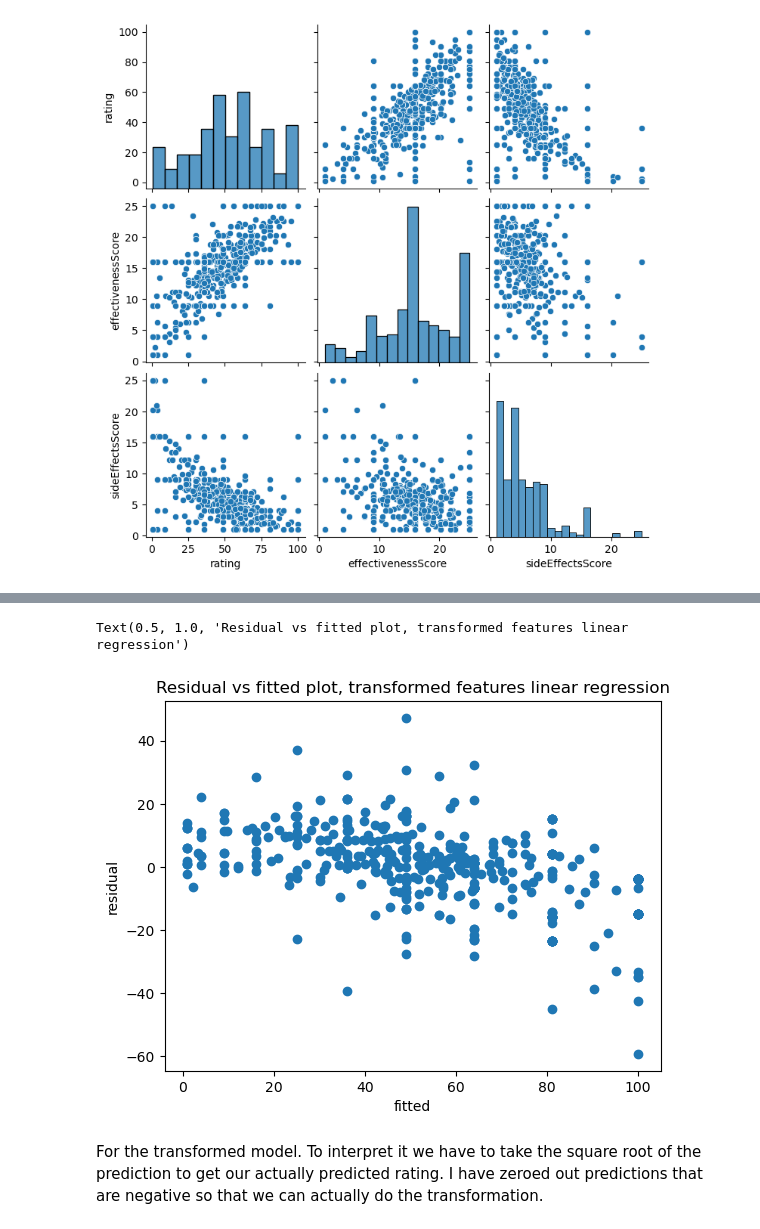
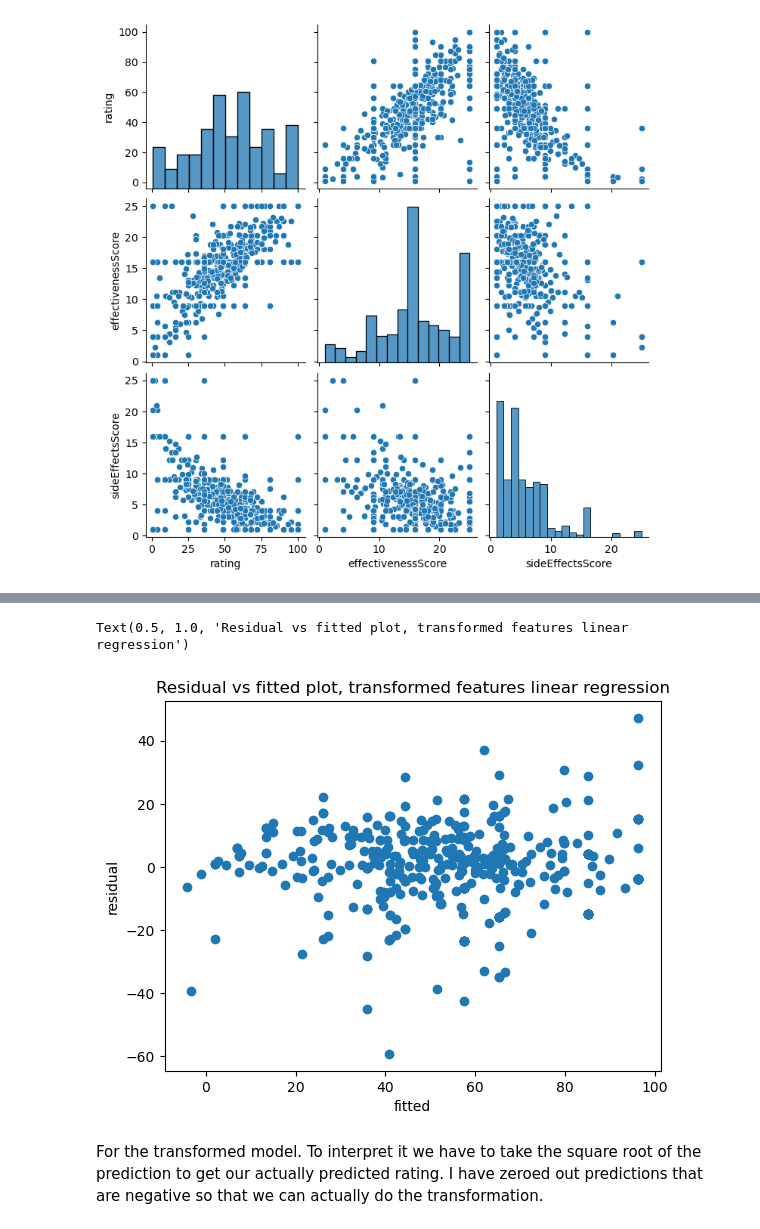
Before and after one commit to yiliu7724/5509-final-project, a Jupyter notebook: Drug.ipynb, the cells around one changed output, grey strips where cells are left out. Saved outputs shown, nothing was run; the diff lists cells and outputs as text; code cells hidden in the pictures.

```diff
--- a/Drug.ipynb
+++ b/Drug.ipynb
@@ -941,13 +976,13 @@ squareLinearModelPrediction = squareLinearModel.predict(square_train)
 residual = squareLinearModelPrediction - square_train['rating']
 # %%
 fig, ax = plt.subplots()
-ax.scatter(square_train['rating'],residual)
+ax.scatter(squareLinearModelPrediction,residual)
 ax.set_ylabel('residual')
 ax.set_xlabel('fitted')
 ax.set_title('Residual vs fitted plot, transformed features linear regression')
 # %% [output]
 Text(0.5, 1.0, 'Residual vs fitted plot, transformed features linear regression')
-[figure, old version]
+[figure, new version]
 # %%
 #from sklearn.metrics import r2_score
 squareLinearModelPrediction = squareLinearModel.predict(np.square(square_test))
```
Also changed, not shown: parts of 18 cells of this notebook.
